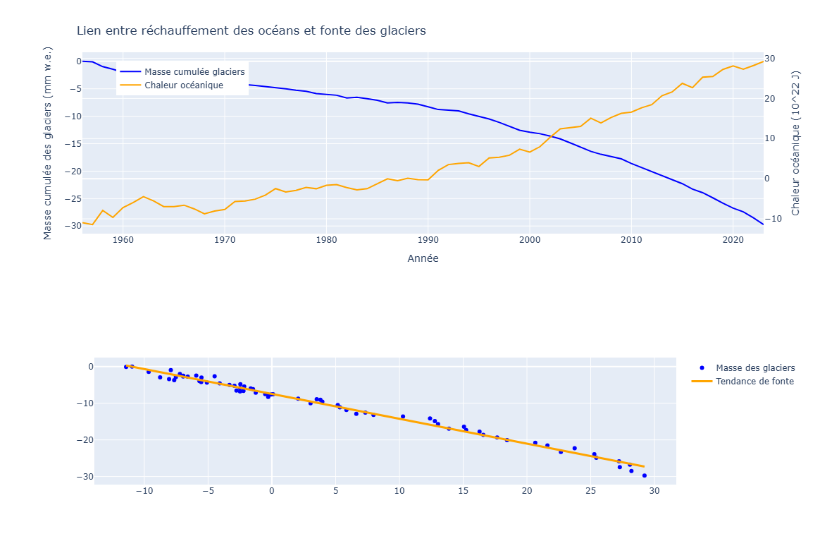
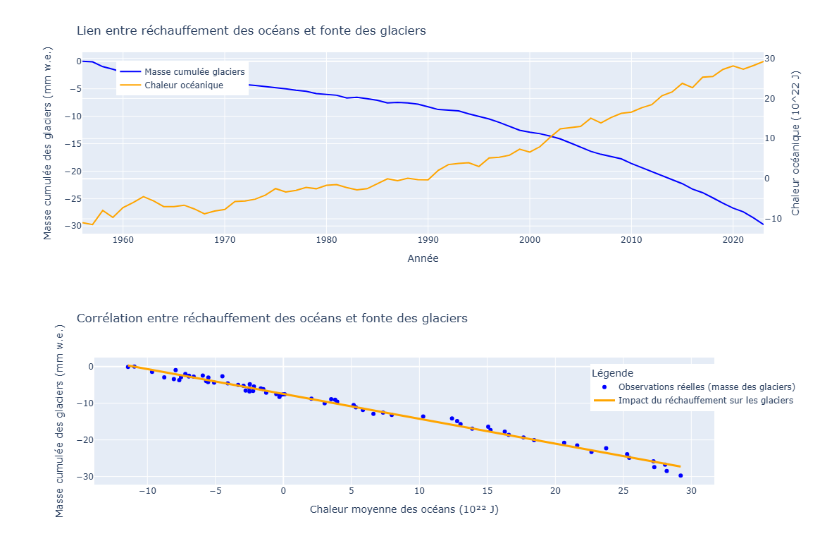
Before and after one commit to Juliendnte/OceanState_Analysis, a Jupyter notebook: oceanstate_analysis/notebooks/exploratory/glaciermelting_heat.ipynb, the cells around one changed output. Drawn from its saved outputs; the diff is of its cells as text; code cells hidden in the pictures.

```diff
--- a/oceanstate_analysis/notebooks/exploratory/glaciermelting_heat.ipynb
+++ b/oceanstate_analysis/notebooks/exploratory/glaciermelting_heat.ipynb
@@ -72,22 +72,36 @@ fig.show()
 # %%
 fig = go.Figure()
 
 # Nuage de points (observations réelles)
 fig.add_trace(go.Scatter(
     x=x,
     y=y,
     mode="markers",
-    name="Masse des glaciers",
+    name="Observations réelles (masse des glaciers)",
     marker=dict(color="blue")
 ))
 
 # Ligne de régression (tendance)
 fig.add_trace(go.Scatter(
     x=x,
     y=y_pred,
     mode="lines",
-    name="Tendance de fonte",
+    name="Impact du réchauffement sur les glaciers",
     line=dict(color="orange", width=3)
 ))
+
+# Mettre à jour le layout avec noms des axes
+fig.update_layout(
+    title="Corrélation entre réchauffement des océans et fonte des glaciers",
+    xaxis_title="Chaleur moyenne des océans (10²² J)",
+    yaxis_title="Masse cumulée des glaciers (mm w.e.)",
+    legend=dict(
+        title="Légende",
+        x=0.8,
+        y=0.95
+    )
+)
+
+fig.show()
 # %% [output]
-[figure, old version]
+[figure, new version]
```
Also changed, not shown: 2 other files.
